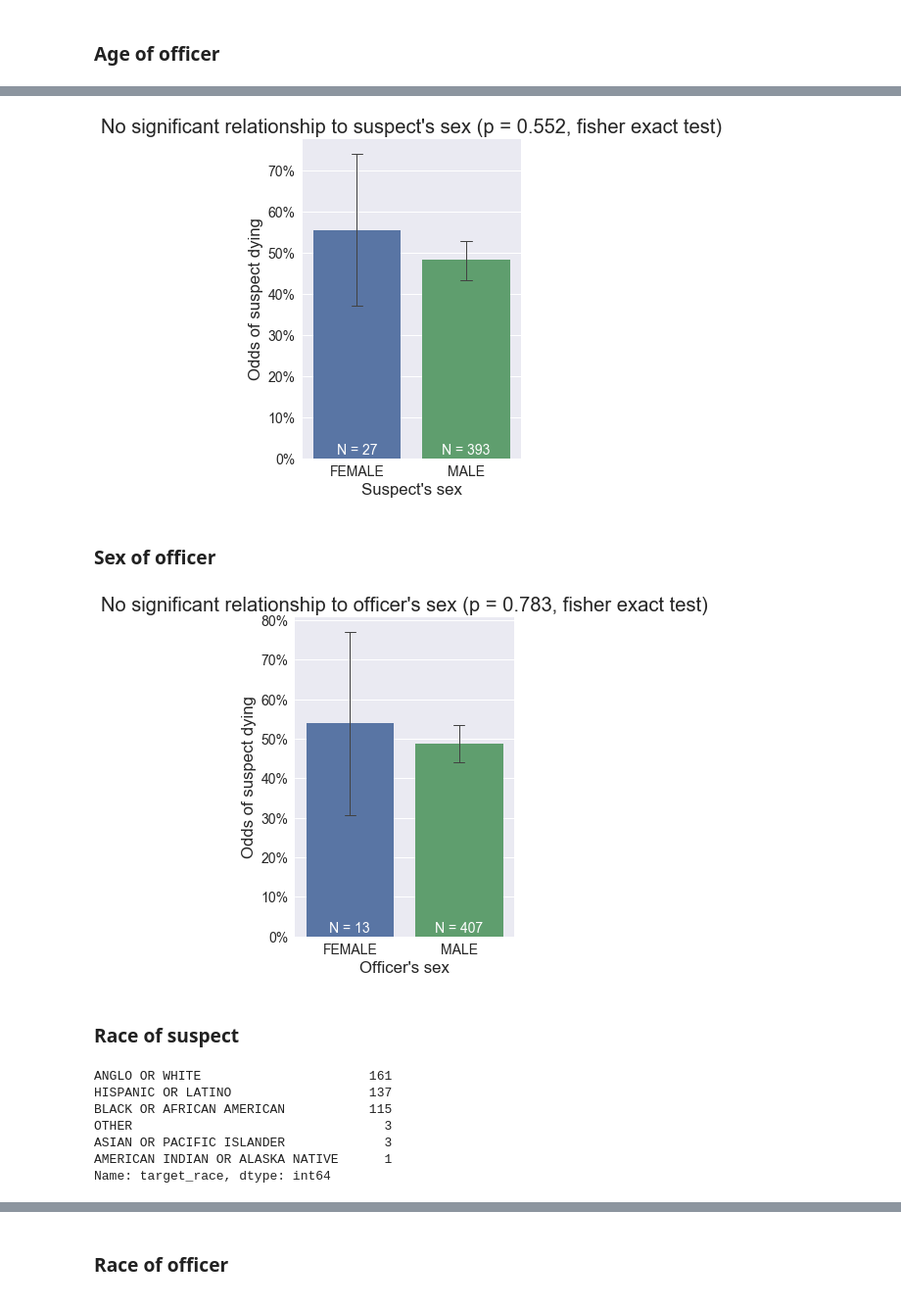
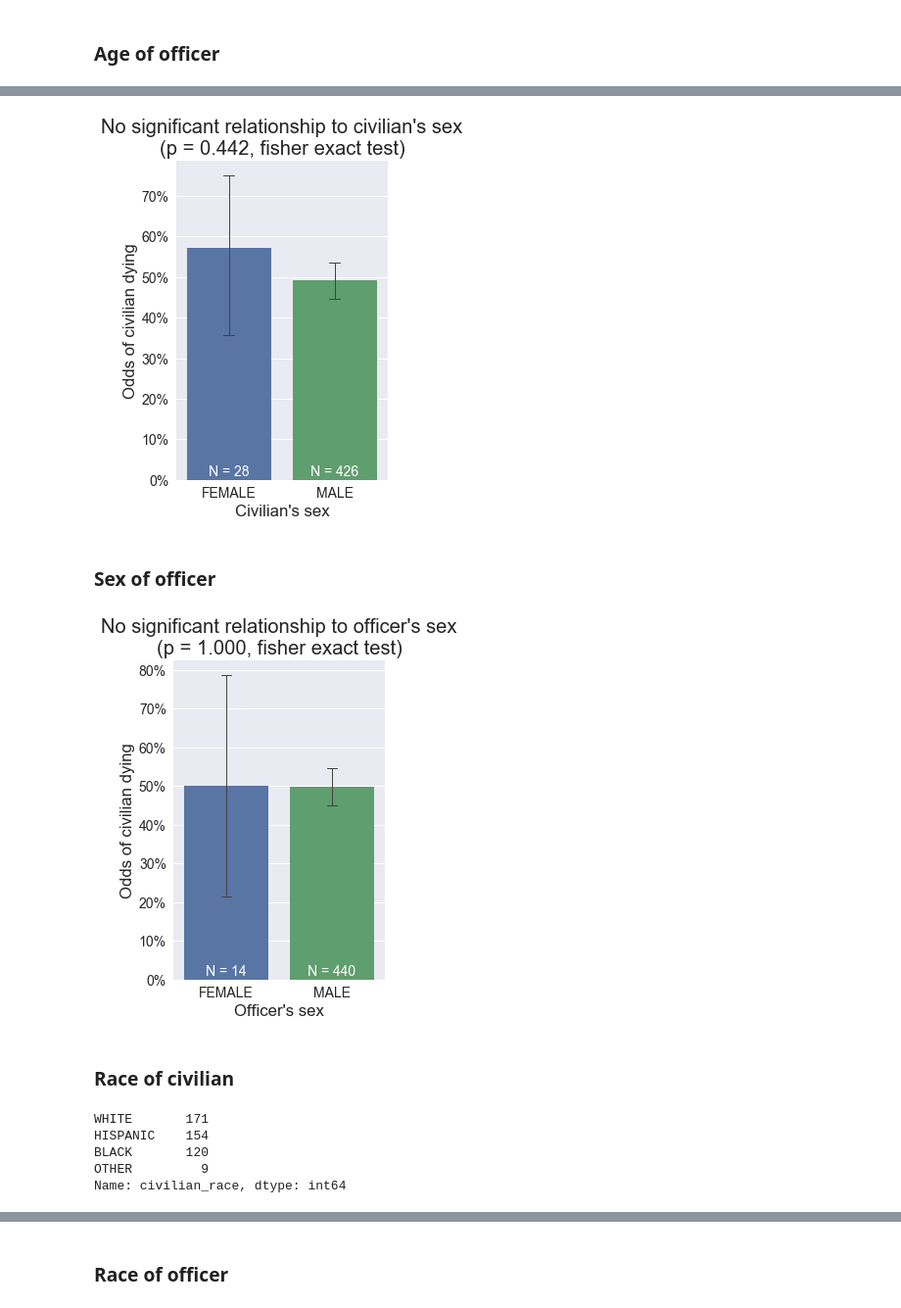
Before and after one commit to texas-justice-initiative/analysis, a Jupyter notebook: Who survives shootings?.ipynb, the cells around one changed output, grey strips where cells are left out. Shown at 98% size. Saved outputs shown, nothing was run; the diff lists cells and outputs as text; code cells hidden in the pictures.

```diff
--- a/Who survives shootings?.ipynb
+++ b/Who survives shootings?.ipynb
@@ -121,3 +117,12 @@ shootings.head()
+# %%
+# Helper function to (optionally) save and name plots)
+plotcount = 0
+def saveplot(fig, name):
+    if SAVE_PLOTS:
+        global plotcount
+        plotcount += 1
+        filename = os.path.join(PLOT_DIR, PLOT_PREFIX + "%02d_%s.png" % (plotcount, name))
+        fig.savefig(filename)
 # %%
 def format_p(p, test_name=None, parens=True):
     test_name = '' if test_name is None else ', %s' % test_name
@@ -130,7 +135,7 @@ def format_p(p, test_name=None, parens=True):
         p_str = "p = %.3f" % p
     return fmt % (p_str, test_name)
 # %%
-def barplot_with_counts(df, x, y='target_died'):
+def barplot_with_counts(df, x, y='civilian_died'):
     fig, ax = plt.subplots(1)
     nx = len(set(df[x]))
 
@@ -139,7 +144,7 @@ def barplot_with_counts(df, x, y='target_died'):
 
     fig.set_size_inches(2 + nx, 6)
     eda.percentify_y(ax)
-    ax.set_ylabel('Odds of suspect dying')
+    ax.set_ylabel('Odds of civilian dying')
     ax.set_xlabel('')
 
     counts = df[x].value_counts().sort_index()
@@ -151,0 +159,9 @@ def barplot_with_counts(df, x, y='target_died'):
+# %%
+shootings = pd.read_csv(SHOOTINGS_FILENAME, index_col=None)
+
+for c in shootings.columns:
+    if c.startswith('date'):
+#         print("Converting column '%s' to date" % c)
+        shootings[c] = pd.to_datetime(shootings[c])
+
+shootings.head()
@@ -164,5 +187,5 @@ def get_age_cohort(age):
     else:
         decade = int(age / 10) * 10
         return "%d-%d" % (decade, decade + 9)
-shootings['target_age_cohort'] = shootings['target_age'].apply(get_age_cohort)
+shootings['civilian_age_cohort'] = shootings['civilian_age'].apply(get_age_cohort)
 # %%
@@ -212,34 +241,38 @@ pass
 # %%
-table = pd.crosstab(shootings['target_gender'], shootings['target_died'])
+table = pd.crosstab(shootings['civilian_gender'], shootings['civilian_died'])
 p = stats.fisher_exact(table)[1]
 
-fig, ax = barplot_with_counts(shootings, 'target_gender')
-ax.set_title("No significant relationship to suspect's sex " + format_p(p, 'fisher exact test'))
-ax.set_xlabel("Suspect's sex")
+fig, ax = barplot_with_counts(shootings, 'civilian_gender')
+ax.set_title("No significant relationship to civilian's sex\n" + format_p(p, 'fisher exact test'))
+ax.set_xlabel("Civilian's sex")
+fig.set_size_inches(10, 6)
+plt.subplots_adjust(left=0.35, right=0.65)
+saveplot(fig, 'civilian_sex')
 pass
 # %% [output]
-[figure, old version]
+[figure, new version]
 # %% [markdown]
 ### Sex of officer
 # %%
-table = pd.crosstab(shootings['officer_gender_1'], shootings['target_died'])
+table = pd.crosstab(shootings['officer_gender_1'], shootings['civilian_died'])
 p = stats.fisher_exact(table)[1]
 
 fig, ax = barplot_with_counts(shootings, 'officer_gender_1')
-ax.set_title("No significant relationship to officer's sex " + format_p(p, 'fisher exact test'))
+ax.set_title("No significant relationship to officer's sex\n" + format_p(p, 'fisher exact test'))
 ax.set_xlabel("Officer's sex")
+fig.set_size_inches(10, 6)
+plt.subplots_adjust(left=0.35, right=0.65)
+saveplot(fig, 'officer_sex')
 pass
 # %% [output]
-[figure, old version]
+[figure, new version]
 # %% [markdown]
-### Race of suspect
+### Race of civilian
 # %%
-shootings['target_race'].value_counts()
+shootings['civilian_race'].value_counts()
 # %% [output]
-ANGLO OR WHITE                      161
-HISPANIC OR LATINO                  137
-BLACK OR AFRICAN AMERICAN           115
-OTHER                                 3
-ASIAN OR PACIFIC ISLANDER             3
-AMERICAN INDIAN OR ALASKA NATIVE      1
-Name: target_race, dtype: int64
+WHITE       171
+HISPANIC    154
+BLACK       120
+OTHER         9
+Name: civilian_race, dtype: int64
```
Also changed, not shown: parts of 42 cells of this notebook, 33 other files.
